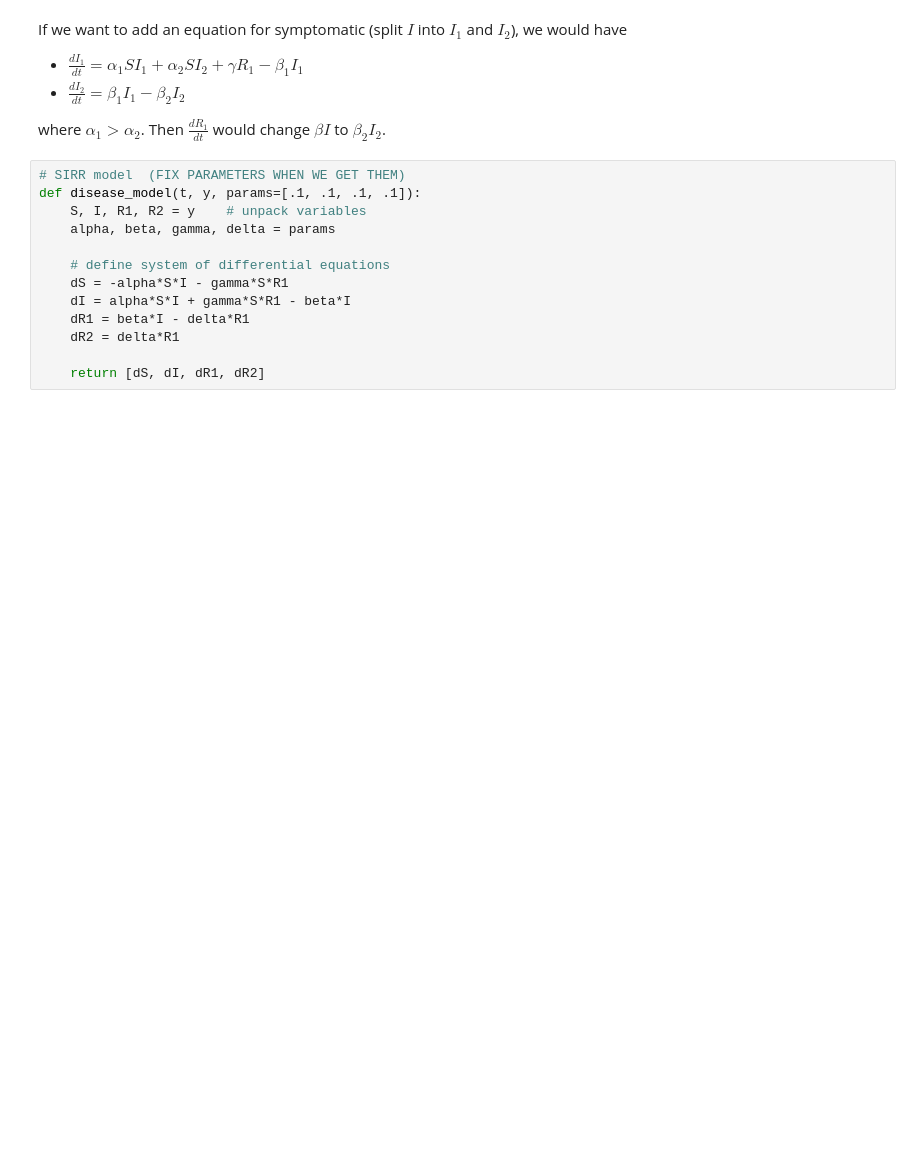
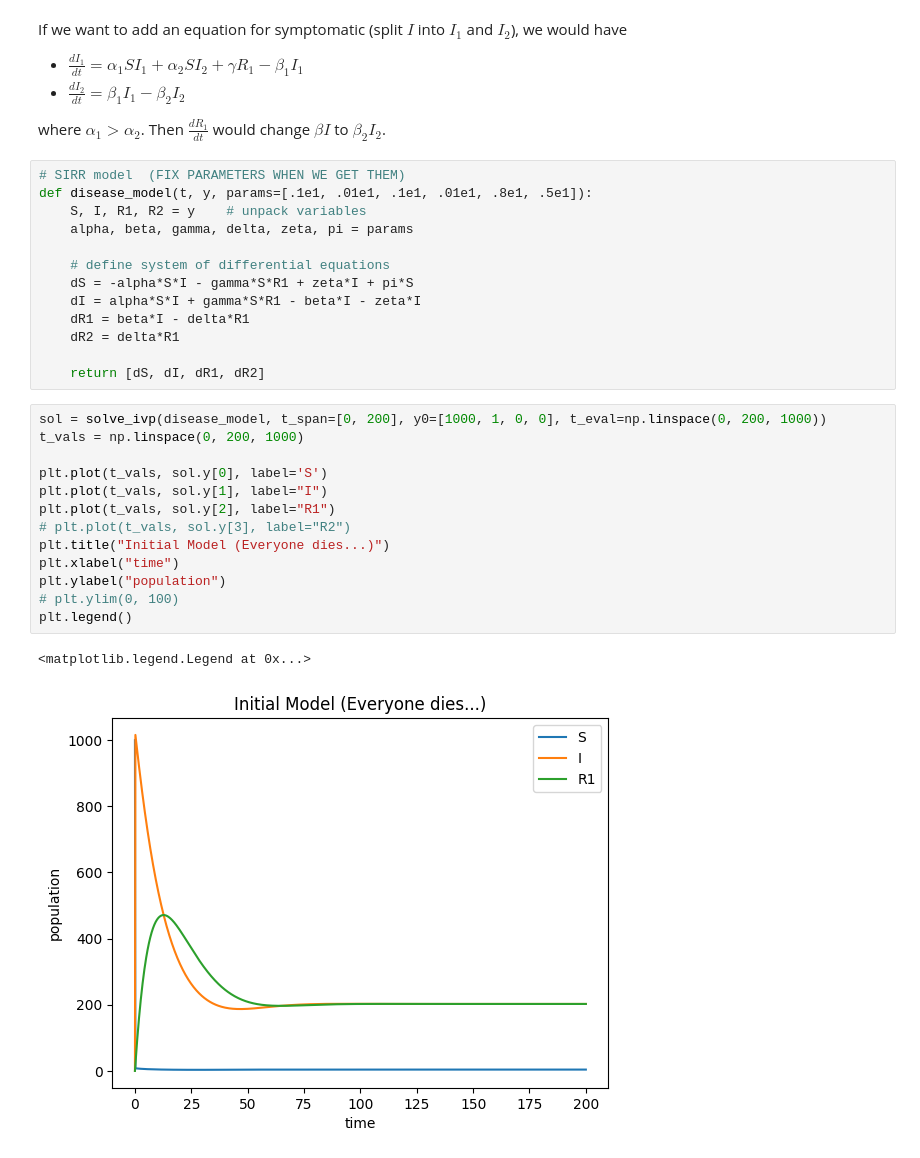
Before and after one commit to ACME-Vol4-Project1/save-axolotls, a Jupyter notebook: model.ipynb, the cells around one changed output. Saved outputs shown, nothing was run; the diff lists cells and outputs as text; blank space fills up the shorter version.

Commit message:
added plots and a space to work on periodic model

```diff
--- a/model.ipynb
+++ b/model.ipynb
@@ -18,14 +20,30 @@ If we want to add an equation for symptomatic (split $I$ into $I_1$ and $I_2$),
 where $\alpha_1 > \alpha_2$. Then $\frac{dR_1}{dt}$ would change $\beta I$ to $\beta_2 I_2$.
 # %%
 # SIRR model  (FIX PARAMETERS WHEN WE GET THEM)
-def disease_model(t, y, params=[.1, .1, .1, .1]):
+def disease_model(t, y, params=[.1e1, .01e1, .1e1, .01e1, .8e1, .5e1]):
     S, I, R1, R2 = y    # unpack variables
-    alpha, beta, gamma, delta = params
+    alpha, beta, gamma, delta, zeta, pi = params
 
     # define system of differential equations
-    dS = -alpha*S*I - gamma*S*R1
-    dI = alpha*S*I + gamma*S*R1 - beta*I
+    dS = -alpha*S*I - gamma*S*R1 + zeta*I + pi*S
+    dI = alpha*S*I + gamma*S*R1 - beta*I - zeta*I
     dR1 = beta*I - delta*R1
     dR2 = delta*R1
 
     return [dS, dI, dR1, dR2]
+# %%
+sol = solve_ivp(disease_model, t_span=[0, 200], y0=[1000, 1, 0, 0], t_eval=np.linspace(0, 200, 1000))
+t_vals = np.linspace(0, 200, 1000)
+
+plt.plot(t_vals, sol.y[0], label='S')
+plt.plot(t_vals, sol.y[1], label="I")
+plt.plot(t_vals, sol.y[2], label="R1")
+# plt.plot(t_vals, sol.y[3], label="R2")
+plt.title("Initial Model (Everyone dies...)")
+plt.xlabel("time")
+plt.ylabel("population")
+# plt.ylim(0, 100)
+plt.legend()
+# %% [output]
+<matplotlib.legend.Legend at 0x...>
+[figure, added]
```
Also changed, not shown: parts of 3 cells of this notebook.
